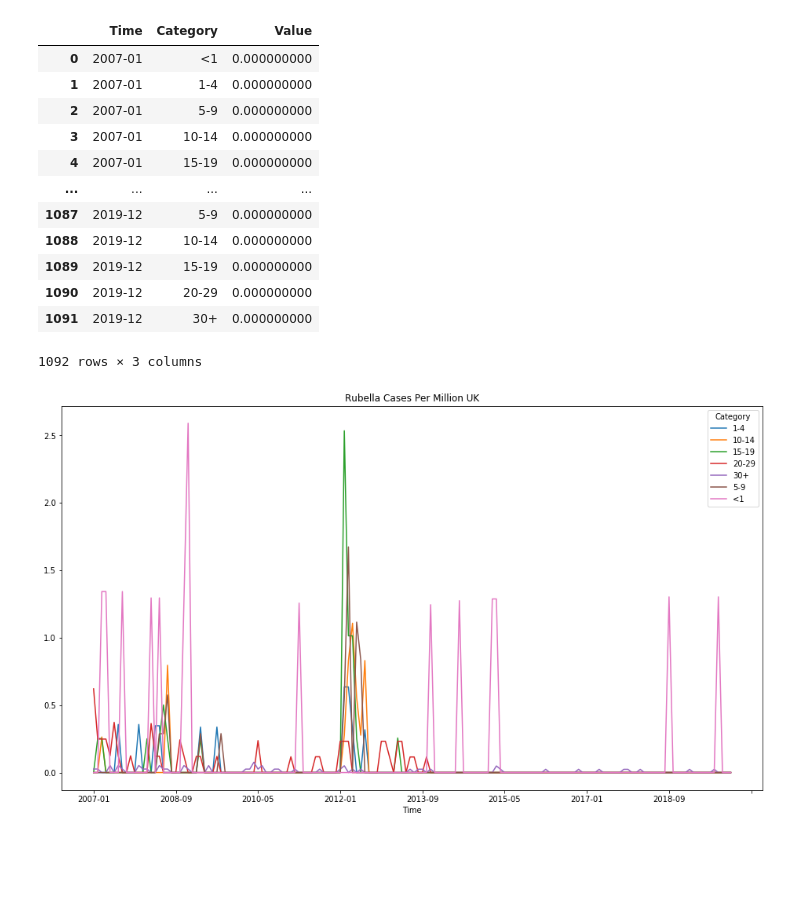
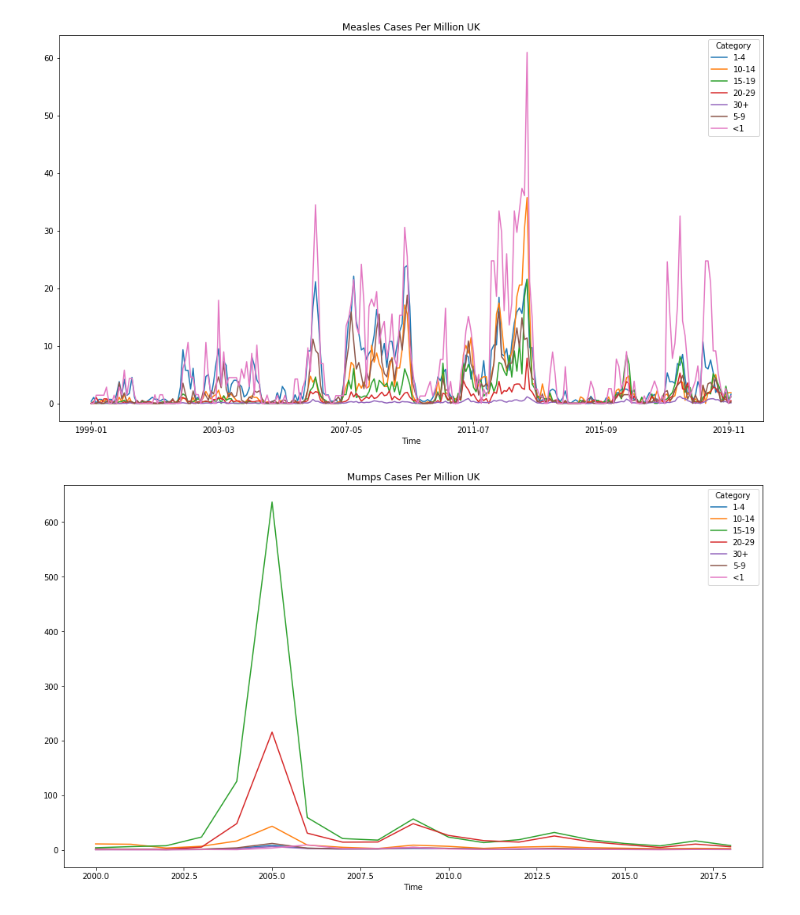
Before and after one commit to dhelekal/EpiRSG2020, a Jupyter notebook: data_nb/ECDCdata.ipynb, the cells around one changed output. Saved outputs shown, nothing was run; the diff lists cells and outputs as text; code cells hidden in the pictures; blank space fills up the shorter version.

Commit message:
Update Data plots
Plotsfor all 3 ecdc data sets
updated report with plots

```diff
--- a/data_nb/ECDCdata.ipynb
+++ b/data_nb/ECDCdata.ipynb
@@ -3,7 +3,9 @@ import pandas as pd
 import matplotlib.pyplot as plt
 import numpy as np
 # %%
-ecdc_data = pd.read_csv("./ECDC_surveillance_data_Rubella.csv")
+ecdc_data = pd.concat([pd.read_csv("./ECDC_surveillance_data_Rubella.csv"),
+                       pd.read_csv("./ECDC_surveillance_data_Measles.csv"),
+                       pd.read_csv("./ECDC_surveillance_data_Mumps.csv")])
 ecdc_data
 # %% [output]
 |  | HealthTopic | Population | Distribution | Unit | Time | RegionCode | RegionName | CategoryIndex | ... |
@@ -22,4 +24,3 @@ ecdc_data
 # %%
-ecdc_data = ecdc_data.loc[lambda s: s['HealthTopic'] == 'Rubella']
 ecdc_data = ecdc_data.loc[lambda s: s['Population'] == 'All cases']
-ecdc_data
+ecdc_age = ecdc_data.loc[lambda s: s['Distribution'] == "Age-specific rate"][['Time', 'Category', 'Value', 'HealthTopic']]
@@ -42,25 +27,10 @@ ecdc_data = ecdc_data[['Distribution', 'Time','Category', 'Value']]
-# %%
-ecdc_age = ecdc_data.loc[lambda s: s['Distribution'] == "Age-specific rate"][['Time', 'Category', 'Value']]
-ecdc_age
-# %% [output]
-|  | Time | Category | Value |
-| 0 | 2007-01 | <1 | 0.000000000 |
-| 1 | 2007-01 | 1-4 | 0.000000000 |
-| 2 | 2007-01 | 5-9 | 0.000000000 |
-| 3 | 2007-01 | 10-14 | 0.000000000 |
-| 4 | 2007-01 | 15-19 | 0.000000000 |
-| ... | ... | ... | ... |
-| 1087 | 2019-12 | 5-9 | 0.000000000 |
-| 1088 | 2019-12 | 10-14 | 0.000000000 |
-| 1089 | 2019-12 | 15-19 | 0.000000000 |
-| 1090 | 2019-12 | 20-29 | 0.000000000 |
-| 1091 | 2019-12 | 30+ | 0.000000000 |
-1092 rows × 3 columns
-# %%
-ecdc_age = ecdc_age.pivot(index='Time', columns='Category', values='Value')
 # %%
-ecdc_age = ecdc_age.apply(pd.to_numeric)
-plot = ecdc_age.plot(figsize=(16,9),title="Rubella Cases Per Million UK")
-plt.savefig("Rubella20072018")
+for d in ['Measles', 'Mumps', 'Rubella']:
+    ecdc_temp = ecdc_age.loc[lambda s: s['HealthTopic'] == d][['Time', 'Category', 'Value']]
+    ecdc_temp = ecdc_temp.pivot(index='Time', columns='Category', values='Value')
+    ecdc_temp = ecdc_temp.apply(pd.to_numeric)
+    plot = ecdc_temp.plot(figsize=(16,9),title=d+" Cases Per Million UK")
+    plt.savefig(d+"Plot")
 # %% [output]
-[figure, old version]
+[figure, new version]
+[figure, added]
```
Also changed, not shown: parts of 4 cells of this notebook, 6 other files.
